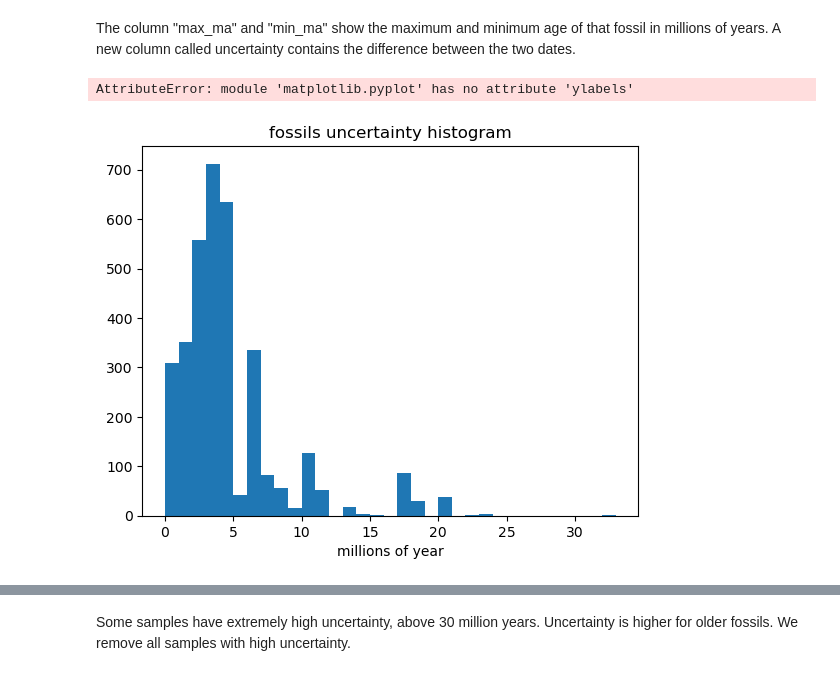
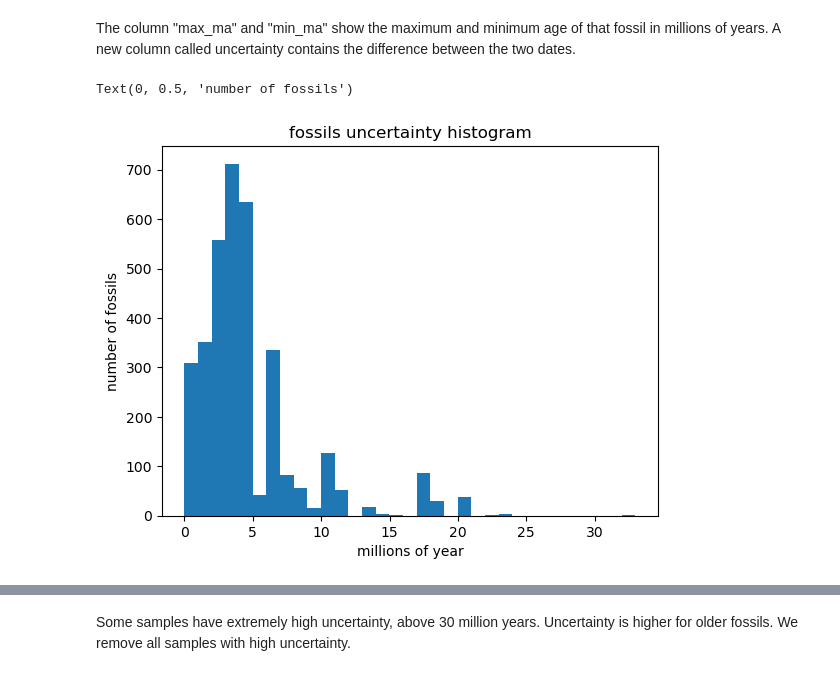
Before and after one commit to AlbertL7606/rhino_project, a Jupyter notebook: rhinos_notebook.ipynb, the cells around one changed output, grey strips where cells are left out. Saved outputs shown, nothing was run; the diff lists cells and outputs as text; code cells hidden in the pictures.

Commit message:
fixed error

```diff
--- a/rhinos_notebook.ipynb
+++ b/rhinos_notebook.ipynb
@@ -277,12 +277,12 @@ ff["uncertainty"]=ff.max_ma-ff.min_ma
 # %%
 # plot the histogram of uncertainty
 plt.hist(ff.uncertainty,bins=33)
 plt.title("fossils uncertainty histogram")
 plt.xlabel("millions of year")
-plt.ylabels("number of fossils")
+plt.ylabel("number of fossils")
 # %% [output]
-AttributeError: module 'matplotlib.pyplot' has no attribute 'ylabels'
+Text(0, 0.5, 'number of fossils')
-[figure, old version]
+[figure, new version]
 # %%
 # plot the scatterplot of uncertainty vs age
 plt.scatter(ff.max_ma,ff.uncertainty)
```
Also changed, not shown: parts of 15 cells of this notebook.
